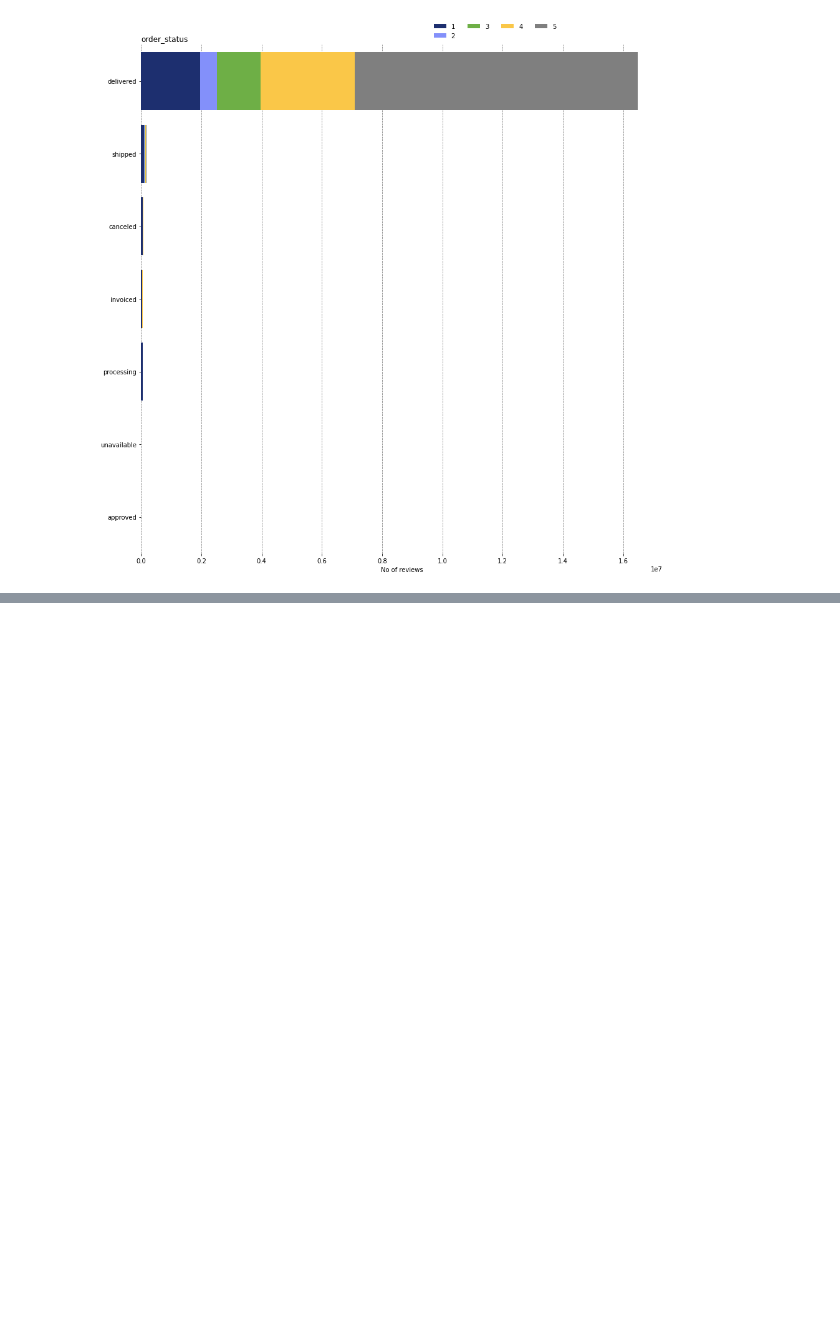
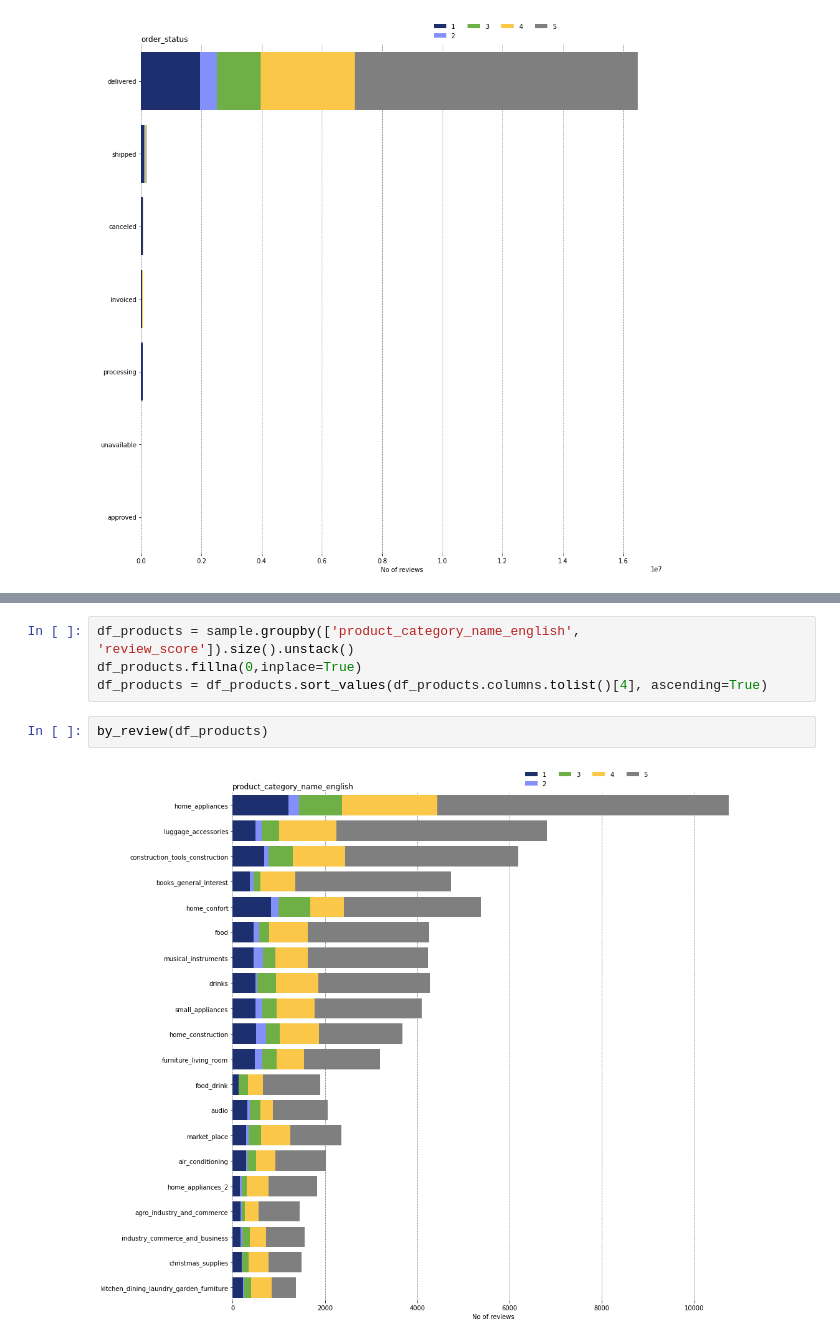
Before and after one commit to georgezefko/E-Commerce-Data-Analysis-Recommender-System, a Jupyter notebook: ABA_EDA.ipynb, the cells around one changed output, grey strips where cells are left out. Cells and saved outputs as stored; diff of their text form; blank space fills up the shorter version.

```diff
--- a/ABA_EDA.ipynb
+++ b/ABA_EDA.ipynb
@@ -192,3 +262,11 @@ by_review(df_status)
+# %%
+df_products = sample.groupby(['product_category_name_english', 'review_score']).size().unstack()
+df_products.fillna(0,inplace=True)
+df_products = df_products.sort_values(df_products.columns.tolist()[4], ascending=True)
+# %%
+by_review(df_products)
+# %% [output]
+[figure, added]
 # %%
 
 #assign a unique number for the customer ids
```
Also changed, not shown: parts of 16 cells of this notebook.
